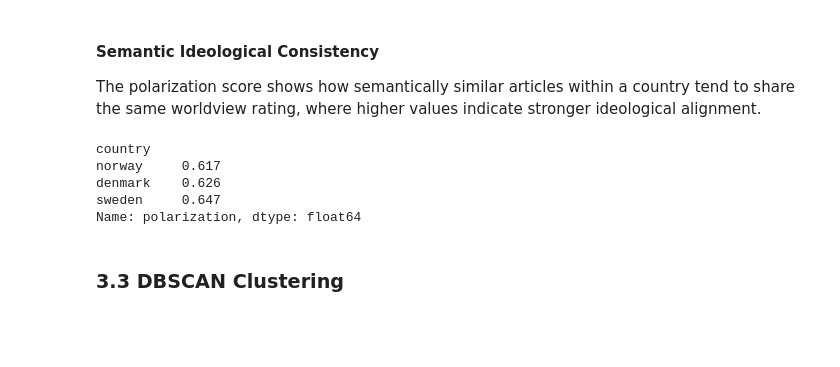
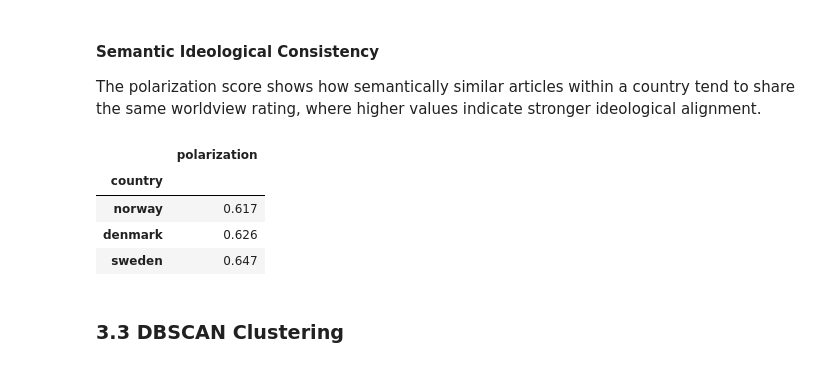
Before and after one commit to malinhauglandh/scandinavian-news-articles, a Jupyter notebook: news-articles.ipynb, the cells around one changed output. Drawn from its saved outputs; the diff is of its cells as text; code cells hidden in the pictures; blank space fills up the shorter version.

```diff
--- a/news-articles.ipynb
+++ b/news-articles.ipynb
@@ -555,13 +555,14 @@ pol_table.to_frame(name='polarization')
 #### Semantic Ideological Consistency
 The polarization score shows how semantically similar articles within a country tend to share the same worldview rating, where higher values indicate stronger ideological alignment.
 # %%
-polarization(news_articles, ann_index, emb_matrix, group_col='country')
+pol_table = polarization(news_articles, ann_index, emb_matrix, group_col='country')
+pol_table.to_frame(name='polarization')
 # %% [output]
-country
-norway     0.617
-denmark    0.626
-sweden     0.647
-Name: polarization, dtype: float64
+|  | polarization |
+| country |  |
+| norway | 0.617 |
+| denmark | 0.626 |
+| sweden | 0.647 |
 # %% [markdown]
 ### 3.3 DBSCAN Clustering
 # %% [markdown]
```
